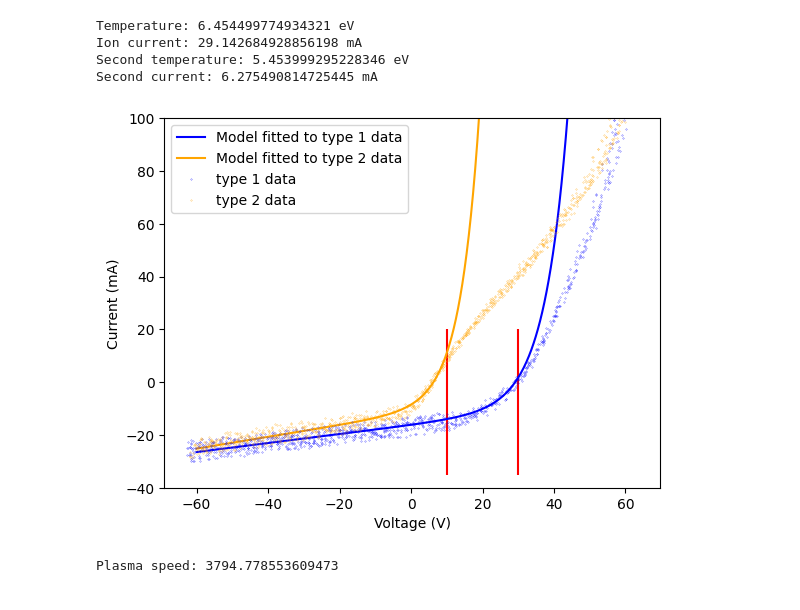
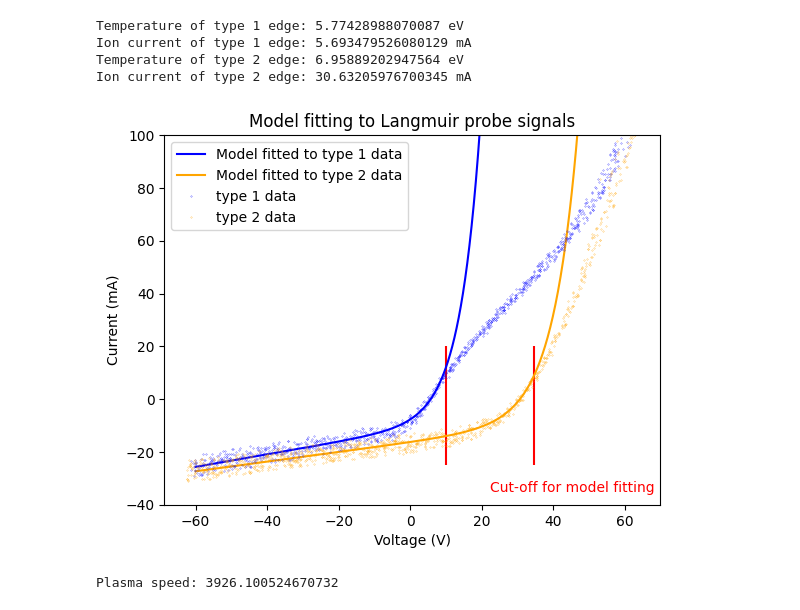
Before and after one commit to barklis/python-basics, a Jupyter notebook: Athens-ExB/experiments/Langmuir_data_analysis.ipynb, the cells around one changed output. Cells and saved outputs as stored; diff of their text form; code cells hidden in the pictures.

```diff
--- a/Athens-ExB/experiments/Langmuir_data_analysis.ipynb
+++ b/Athens-ExB/experiments/Langmuir_data_analysis.ipynb
@@ -15,15 +15,24 @@ import os
 import datetime
 # %%
 #load data using pandas
-filename = 'Langmuir_results__1st.csv'
+filename = 'Langmuir_results__2nd.csv'
 directory = './'
 data = pd.read_csv(os.path.join(directory, filename), encoding='ISO-8859–1')
 
 #Handling of data format from csv file
-voltage = np.array( [float(v.replace(',', '.')) for v in data['Voltage[V]'].values])
-current = np.array( [float(i.replace(',', '.')) for i in data['Current[ÂµA]'].values])
-pressure = np.array( [float(p.replace(',', '.')) for p in data['Pressure[Pa]'].values])
-time_string = data['Hora'].values
+#Be carefull about data format, some contain dots, some commas.
+comma = False
+if comma == True:
+    voltage = np.array( [float(v.replace(',', '.')) for v in data['Voltage[V]'].values])
+    current = np.array( [float(i.replace(',', '.')) for i in data['Current[ÂµA]'].values])
+    pressure = np.array( [float(p.replace(',', '.')) for p in data['Pressure[Pa]'].values])
+else:
+    voltage = np.array( data['Voltage[V]'].values)
+    current = np.array( data['Current[ÂµA]'].values)
+    pressure = np.array( data['Pressure[Pa]'].values)
+
+#Be carefull for language of csv files (Hora, Time) !!
+time_string = data['Time'].values
 time_seconds = [datetime.datetime.strptime(t, "%Y-%m-%d %H:%M:%S.%f").timestamp() for t in time_string]
 time_start = time_seconds[0]
 
@@ -51,7 +60,10 @@ plt.show()
 # %%
 #select time window
-time_a = 122.0
-time_b = 124.0
+# VERY Important for analysis !!
+time_a = 127
+time_b = 129.0
+
+
 num = 0
 iter = 0
 #Count amount of data
@@ -242,8 +278,8 @@ def current_model(Vs, Vf, Isat, alpha, temperature):
 
 #preparing data
 #cut-off for voltage taken to analysis
-max_voltage_type1 = 30
-max_voltage_type2 = 10
+max_voltage_type1 = 10
+max_voltage_type2 = 35
 
 type1_num = 0
 type2_num = 0
@@ -267,44 +303,46 @@ parameters = (0, 20, 0.01, 36)
 popt, pcov = curve_fit(current_model, sorted_type1_V, sorted_type1_I, p0=parameters)
 
 #popt = parameters
 v_values = np.linspace(-60, 60, num=1000)
 i_values = np.array( [current_model(v, popt[0], popt[1], popt[2], popt[3]) for v in v_values] )
 
-print('Temperature: ' + str(popt[3]) + ' eV')
-print('Ion current: ' + str(popt[0]) + ' mA')
+print('Temperature of type 1 edge: ' + str(popt[3]) + ' eV')
+print('Ion current of type 1 edge: ' + str(popt[0]) + ' mA')
 
 #Type two fitting:
 popt2, pcov2 = curve_fit(current_model, sorted_type2_V, sorted_type2_I, p0=parameters)
 
 #popt = parameters
 v_values2 = np.linspace(-60, 60, num=1000)
 i_values2 = np.array( [current_model(v, popt2[0], popt2[1], popt2[2], popt2[3]) for v in v_values] )
 
-print('Second temperature: ' + str(popt2[3]) + ' eV')
-print('Second current: ' + str(popt2[0]) + ' mA')
+print('Temperature of type 2 edge: ' + str(popt2[3]) + ' eV')
+print('Ion current of type 2 edge: ' + str(popt2[0]) + ' mA')
 
 plt.plot(v_values, i_values, color='blue', label='Model fitted to type 1 data')
 plt.plot(v_values2, i_values2, color='orange', label='Model fitted to type 2 data')
 plt.plot(all_type1_V, all_type1_I, 'o', markersize=0.2, color='blue', label='type 1 data')
 plt.plot(all_type2_V, all_type2_I, 'o', markersize=0.2, color='orange', label='type 2 data')
 
 #Show cuts for model fitting
-plt.vlines(sorted_type1_V[-1], -35, 20, colors='red')
-plt.vlines(sorted_type2_V[-1], -35, 20, colors='red')
+plt.vlines(sorted_type1_V[-1], -25, 20, colors='red')
+plt.vlines(sorted_type2_V[-1], -25, 20, colors='red')
+plt.text((sorted_type2_V[-1] + sorted_type1_V[-1])/2, -35, 'Cut-off for model fitting', color='red')
 
 
 plt.ylim(-40, 100)
 plt.legend()
 plt.xlabel('Voltage (V)')
 plt.ylabel('Current (mA)')
 
+plt.title('Model fitting to Langmuir probe signals')
 plt.show()
 # %% [output]
-Temperature: 6.454499774934321 eV
-Ion current: 29.142684928856198 mA
-Second temperature: 5.453999295228346 eV
-Second current: 6.275490814725445 mA
+Temperature of type 1 edge: 5.77428988070087 eV
+Ion current of type 1 edge: 5.693479526080129 mA
+Temperature of type 2 edge: 6.95889202947564 eV
+Ion current of type 2 edge: 30.63205976700345 mA
-[figure, old version]
+[figure, new version]
 # %%
 #Mean plasma temperature and sound speed
 
@@ -314,4 +352,4 @@ speed_of_light = 3 * 1e8 # m/s
 plasma_speed = np.sqrt(Temp_mean / argon_mass) * speed_of_light
 print('Plasma speed: ' + str(plasma_speed))
 # %% [output]
-Plasma speed: 3794.778553609473
+Plasma speed: 3926.100524670732
```
Also changed, not shown: parts of 11 cells of this notebook, 1 other file.
